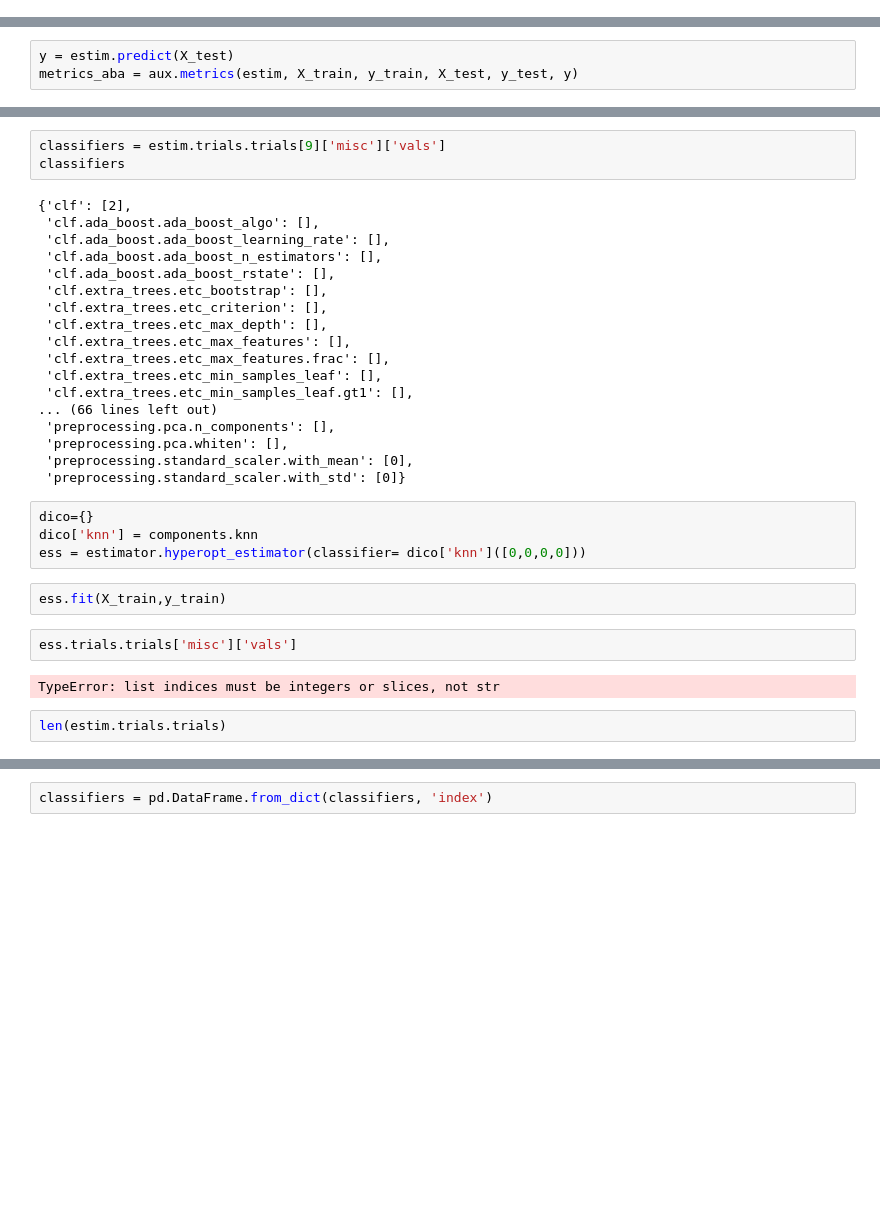
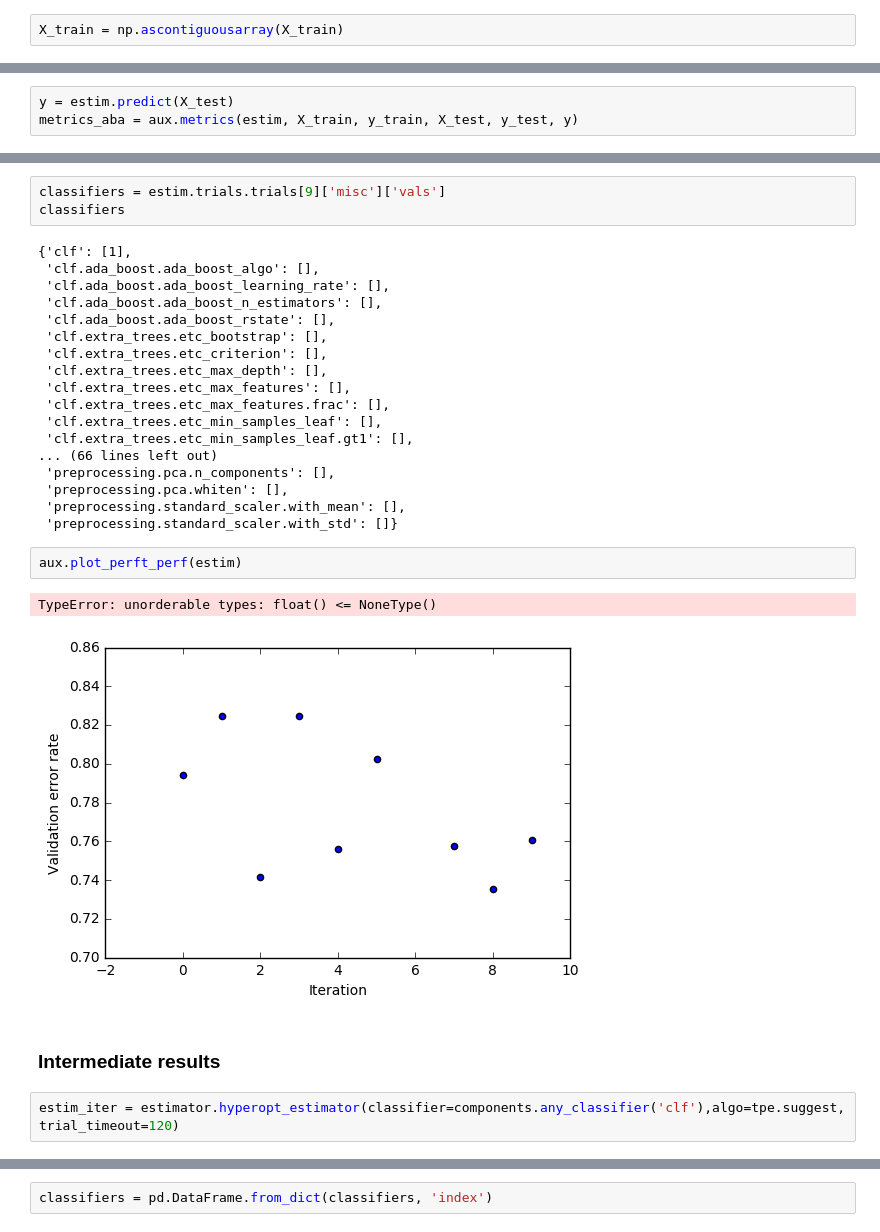
Before and after one commit to schraibi/hp-sk, a Jupyter notebook: Notebooks/Abalone.ipynb, the cells around one changed output, grey strips where cells are left out. Cells and saved outputs as stored; diff of their text form; blank space fills up the shorter version.

```diff
--- a/Notebooks/Abalone.ipynb
+++ b/Notebooks/Abalone.ipynb
@@ -18,3 +22,5 @@ le = LabelEncoder()
 X[0] = le.fit_transform(X[0])
 # %%
 X_train, X_test, y_train, y_test = scv.train_test_split(X, y, random_state=1)
+# %%
+X_train = np.ascontiguousarray(X_train)
@@ -73,7 +84,7 @@ estim.trials.vals
 classifiers = estim.trials.trials[9]['misc']['vals']
 classifiers
 # %% [output]
-{'clf': [2],
+{'clf': [1],
  'clf.ada_boost.ada_boost_algo': [],
  'clf.ada_boost.ada_boost_learning_rate': [],
  'clf.ada_boost.ada_boost_n_estimators': [],
@@ -88,17 +99,14 @@ classifiers
 ... (66 lines left out)
  'preprocessing.pca.n_components': [],
  'preprocessing.pca.whiten': [],
- 'preprocessing.standard_scaler.with_mean': [0],
- 'preprocessing.standard_scaler.with_std': [0]}
+ 'preprocessing.standard_scaler.with_mean': [],
+ 'preprocessing.standard_scaler.with_std': []}
-# %%
-dico={}
-dico['knn'] = components.knn
-ess = estimator.hyperopt_estimator(classifier= dico['knn']([0,0,0,0]))
-# %%
-ess.fit(X_train,y_train)
-# %%
-ess.trials.trials['misc']['vals']
-# %% [output]
-TypeError: list indices must be integers or slices, not str
-# %%
-len(estim.trials.trials)
+# %%
+aux.plot_perft_perf(estim)
+# %% [output]
+TypeError: unorderable types: float() <= NoneType()
+[figure, added]
+# %% [markdown]
+### Intermediate results
+# %%
+estim_iter = estimator.hyperopt_estimator(classifier=components.any_classifier('clf'),algo=tpe.suggest, trial_timeout=120)
```
Also changed, not shown: parts of 25 cells of this notebook, 3 other files.
